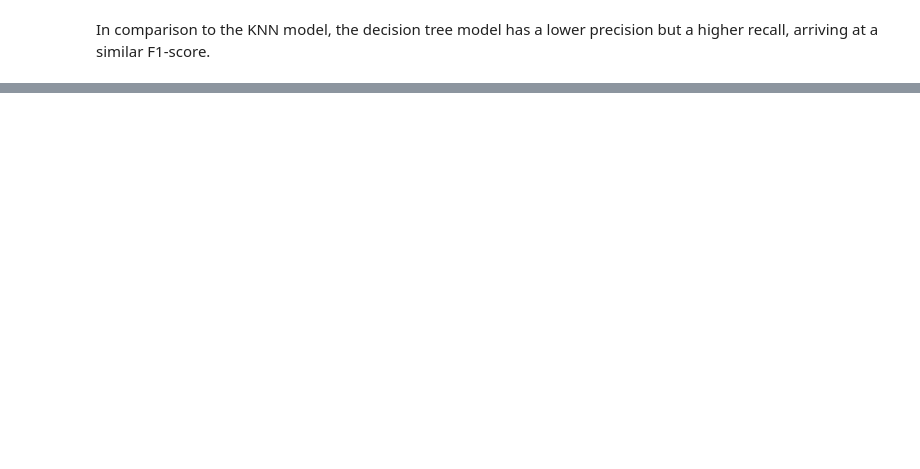
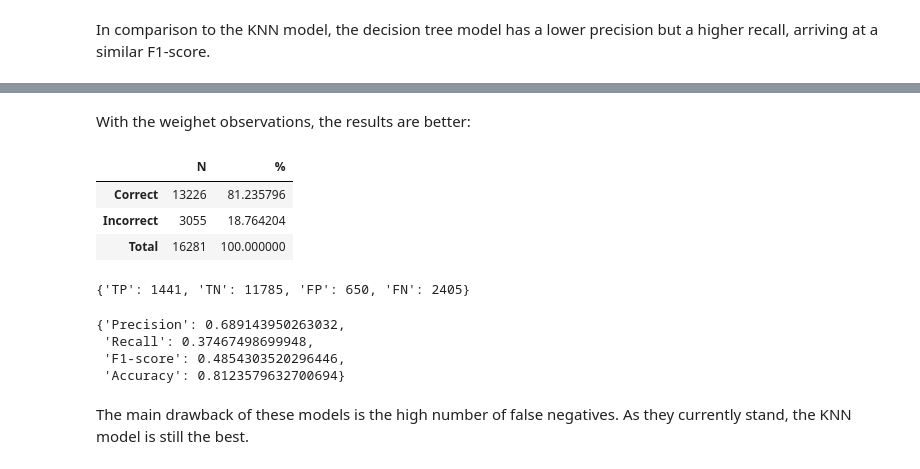
Before and after one commit to Pligabue/PCS5024-2021, a Jupyter notebook: Classifiers for the Adult Dataset/main.ipynb, the cells around one changed output, grey strips where cells are left out. Saved outputs shown, nothing was run; the diff lists cells and outputs as text; code cells hidden in the pictures; blank space fills up the shorter version.

```diff
--- a/Classifiers for the Adult Dataset/main.ipynb
+++ b/Classifiers for the Adult Dataset/main.ipynb
@@ -349,0 +396,46 @@ In comparison to the KNN model, the decision tree model has a lower precision bu
+# %% [markdown]
+With the weighet observations, the results are better:
+# %%
+X = weighted_adult_df
+test_X = weighted_test_df
+
+clf = MLPClassifier(hidden_layer_sizes=5, max_iter=300, random_state=0)
+clf.fit(X, y)
+
+predicted_y = clf.predict(test_X)
+
+correct = sum(test_y == predicted_y)
+incorrect = sum(test_y != predicted_y)
+total = correct + incorrect
+
+pd.DataFrame(index=["Correct", "Incorrect", "Total"], columns=["N", "%"],
+             data=[[correct, 100*correct/total], [incorrect, 100*incorrect/total], [total, 100]])
+# %% [output]
+|  | N | % |
+| Correct | 13226 | 81.235796 |
+| Incorrect | 3055 | 18.764204 |
+| Total | 16281 | 100.000000 |
+# %%
+res = {
+    "TP": test_df[(predicted_y == ">50K") & (test_df["class"] == ">50K")].shape[0],
+    "TN": test_df[(predicted_y == "<=50K") & (test_df["class"] == "<=50K")].shape[0],
+    "FP": test_df[(predicted_y == ">50K") & (test_df["class"] == "<=50K")].shape[0],
+    "FN": test_df[(predicted_y == "<=50K") & (test_df["class"] == ">50K")].shape[0]
+}
+res
+# %% [output]
+{'TP': 1441, 'TN': 11785, 'FP': 650, 'FN': 2405}
+# %%
+{
+    "Precision": res["TP"]/(res["TP"] + res["FP"]),
+    "Recall": res["TP"]/(res["TP"] + res["FN"]),
+    "F1-score": 2*res["TP"]/(2*res["TP"] + res["FP"] + res["FN"]),
+    "Accuracy": accuracy_score(test_y, predicted_y)
+}
+# %% [output]
+{'Precision': 0.689143950263032,
+ 'Recall': 0.37467498699948,
+ 'F1-score': 0.4854303520296446,
+ 'Accuracy': 0.8123579632700694}
+# %% [markdown]
+The main drawback of these models is the high number of false negatives. As they currently stand, the KNN model is still the best.
```
Also changed, not shown: parts of 11 cells of this notebook.
